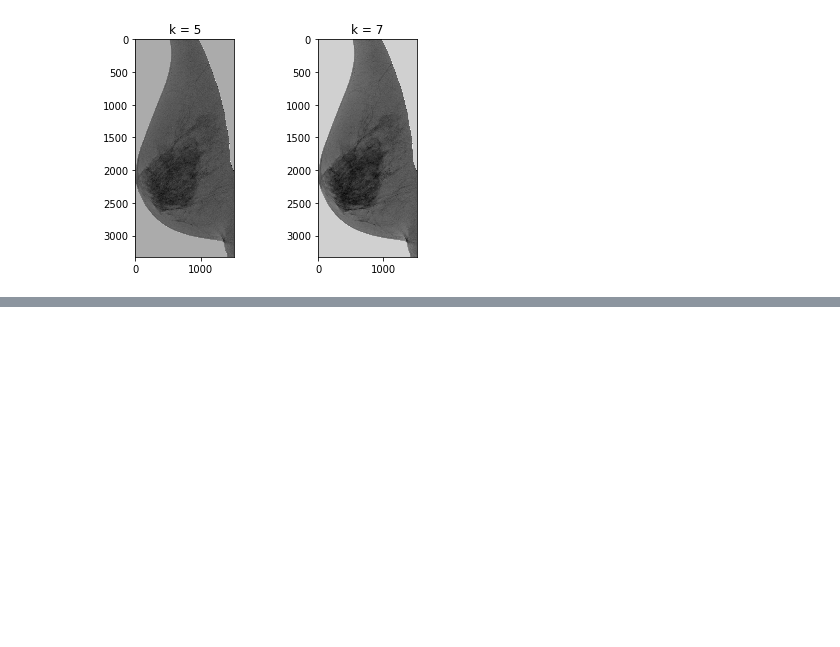
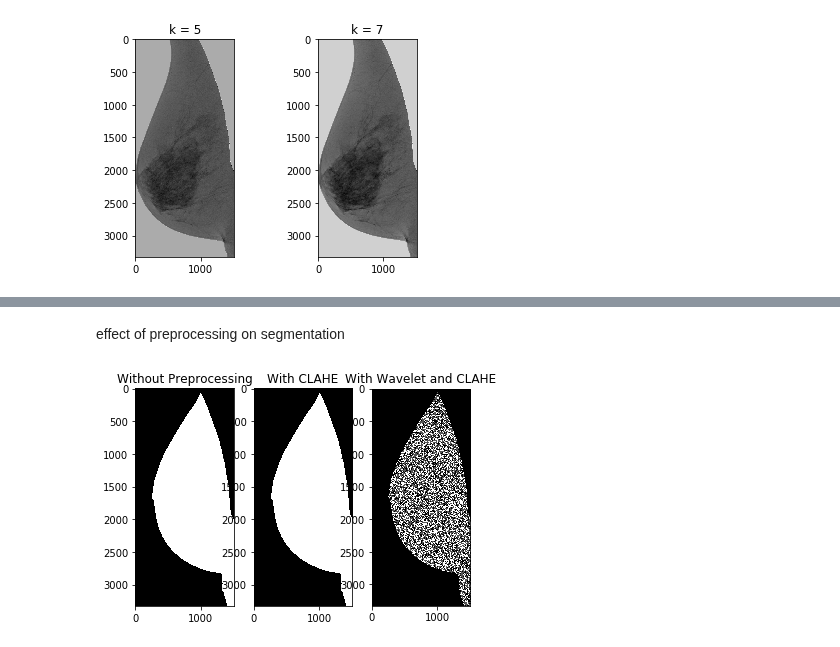
Before and after one commit to OlehKSS/IMMAS, a Jupyter notebook: examples/PreProcessingTests.ipynb, the cells around one changed output, grey strips where cells are left out. Saved outputs shown, nothing was run; the diff lists cells and outputs as text; code cells hidden in the pictures; blank space fills up the shorter version.

```diff
--- a/examples/PreProcessingTests.ipynb
+++ b/examples/PreProcessingTests.ipynb
@@ -145,0 +157,23 @@ thresholded = segementation.multithresholding(img_wavelet)
+# %% [markdown]
+effect of preprocessing on segmentation
+# %%
+from immas import segementation
+thresholded_BARE = segementation.multithresholding(img)
+thresholded_CLAHE = segementation.multithresholding(enhanced)
+thresholded_All = segementation.multithresholding(img_wavelet)
+
+plt.subplot(1,3,1)
+plt.imshow(thresholded_BARE, interpolation="nearest", cmap=plt.cm.gray)
+plt.title('Without Preprocessing')
+
+plt.subplot(1,3,2)
+plt.imshow(thresholded_CLAHE, interpolation="nearest", cmap=plt.cm.gray)
+plt.title('With CLAHE')
+
+plt.subplot(1,3,3)
+plt.imshow(thresholded_All, interpolation="nearest", cmap=plt.cm.gray)
+plt.title('With Wavelet and CLAHE')
+
+plt.show()
+# %% [output]
+[figure, added]
```
Also changed, not shown: parts of 5 cells of this notebook, 3 other files.
